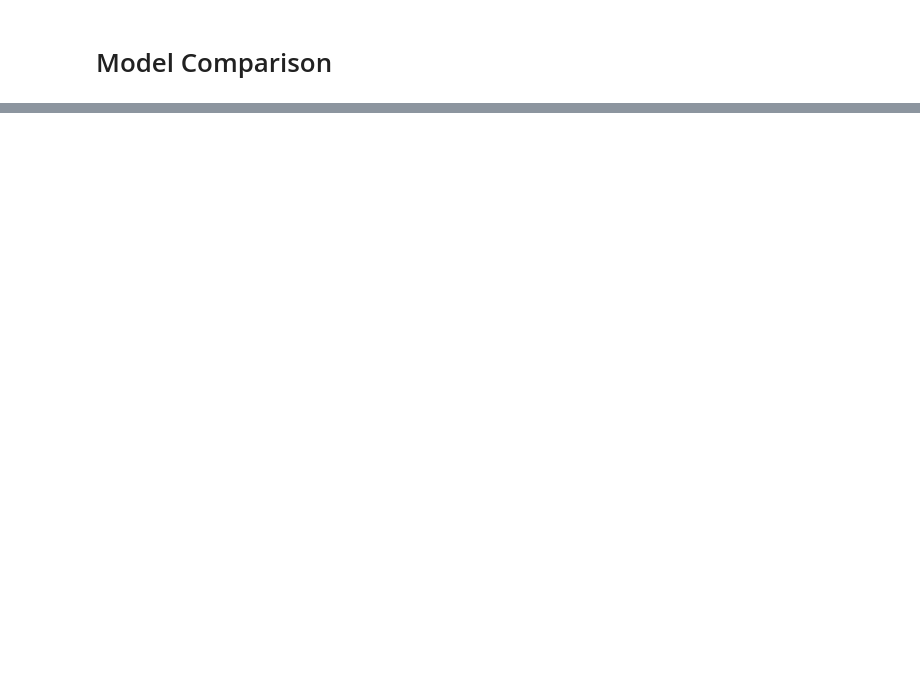
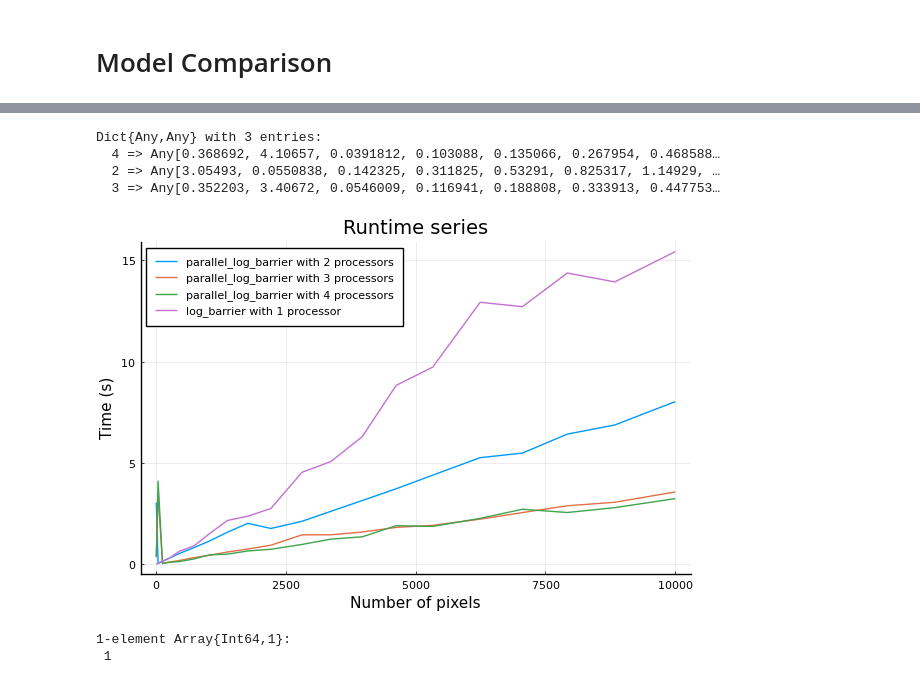
Before and after one commit to robincourant/parallel_optimization, a Jupyter notebook: parallel_optimization.ipynb, the cells around one changed output, grey strips where cells are left out. Saved outputs shown, nothing was run; the diff lists cells and outputs as text; code cells hidden in the pictures; blank space fills up the shorter version.

Commit message:
plotting time series with different number of processor

```diff
--- a/parallel_optimization.ipynb
+++ b/parallel_optimization.ipynb
@@ -224,0 +224,53 @@ plot!(
+# %%
+time_series_parallel=Dict()
+for i=1:3
+    addprocs(i)
+    #Define S matrix for each processor
+    filename = "../project_data.mat"
+    file = matopen(filename)
+    img = read(file, "im")
+    sources = read(file,"sources")
+    rgb = read(file,"rgb")
+    close(file)
+    S=sources;
+
+    #Define the needed function on all processors
+    @everywhere include("./unmixing.jl")
+    n_pixels, time_series_parallel[i+1] = get_runtime_series(X, "log_barrier","parallel_estimator")
+end
+# %%
+time_series_parallel
+# %% [output]
+Dict{Any,Any} with 3 entries:
+  4 => Any[0.368692, 4.10657, 0.0391812, 0.103088, 0.135066, 0.267954, 0.468588…
+  2 => Any[3.05493, 0.0550838, 0.142325, 0.311825, 0.53291, 0.825317, 1.14929, …
+  3 => Any[0.352203, 3.40672, 0.0546009, 0.116941, 0.188808, 0.333913, 0.447753…
+# %%
+n_pixels2 = [k^2 for k = n_pixels]
+
+plot()
+
+for i=1:length(time_series_parallel)
+    plot!(
+        n_pixels2, time_series_parallel[i+1],
+        title="Runtime series",
+        ylabel = "Time (s)",
+        xlabel = "Number of pixels",
+        label=string("parallel_log_barrier with ",string(i+1)," processors")
+    )
+end
+
+
+plot!(n_pixels2, time_lb,
+    label="log_barrier with 1 processor",
+    ylabel = "Time (s)",
+    xlabel = "Number of pixels",
+)
+# %% [output]
+[figure, added]
+# %%
+rmprocs(procs()[2:end])
+procs()
+# %% [output]
+1-element Array{Int64,1}:
+ 1
```
Also changed, not shown: parts of 10 cells of this notebook.
